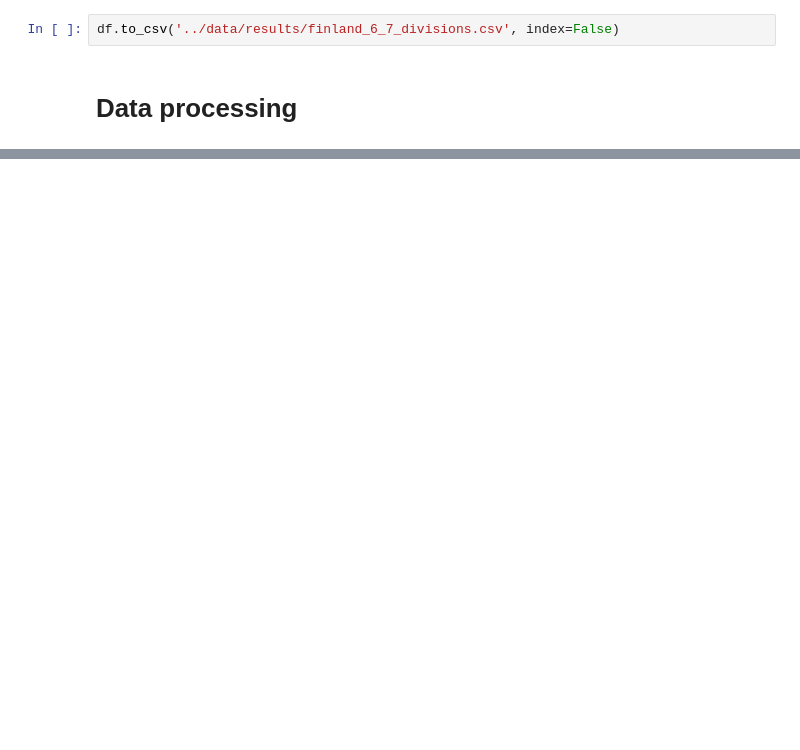
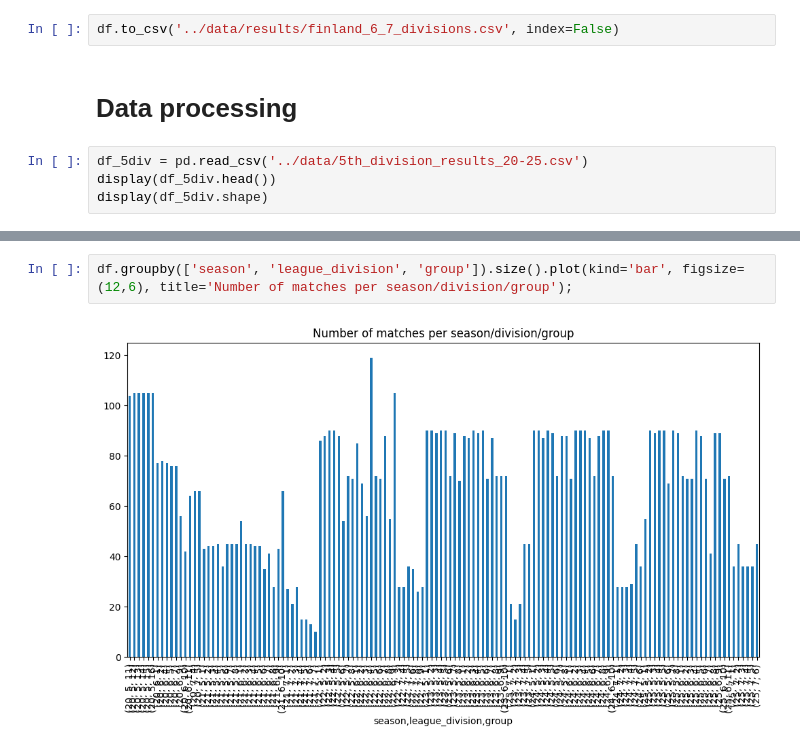
Before and after one commit to jaksticks/match_prediction, a Jupyter notebook: notebooks/palloliitto_big_scrape.ipynb, the cells around one changed output, grey strips where cells are left out. Drawn from its saved outputs; the diff is of its cells as text; blank space fills up the shorter version.

```diff
--- a/notebooks/palloliitto_big_scrape.ipynb
+++ b/notebooks/palloliitto_big_scrape.ipynb
@@ -343,3 +859,7 @@ df
 df.to_csv('../data/results/finland_6_7_divisions.csv', index=False)
 # %% [markdown]
 # Data processing
+# %%
+df_5div = pd.read_csv('../data/5th_division_results_20-25.csv')
+display(df_5div.head())
+display(df_5div.shape)
@@ -345,0 +931,4 @@ df.to_csv('../data/results/finland_6_7_divisions.csv', index=False)
+# %%
+df.groupby(['season', 'league_division', 'group']).size().plot(kind='bar', figsize=(12,6), title='Number of matches per season/division/group');
+# %% [output]
+[figure, added]
```
Also changed, not shown: parts of 87 cells of this notebook, 22 other files.
